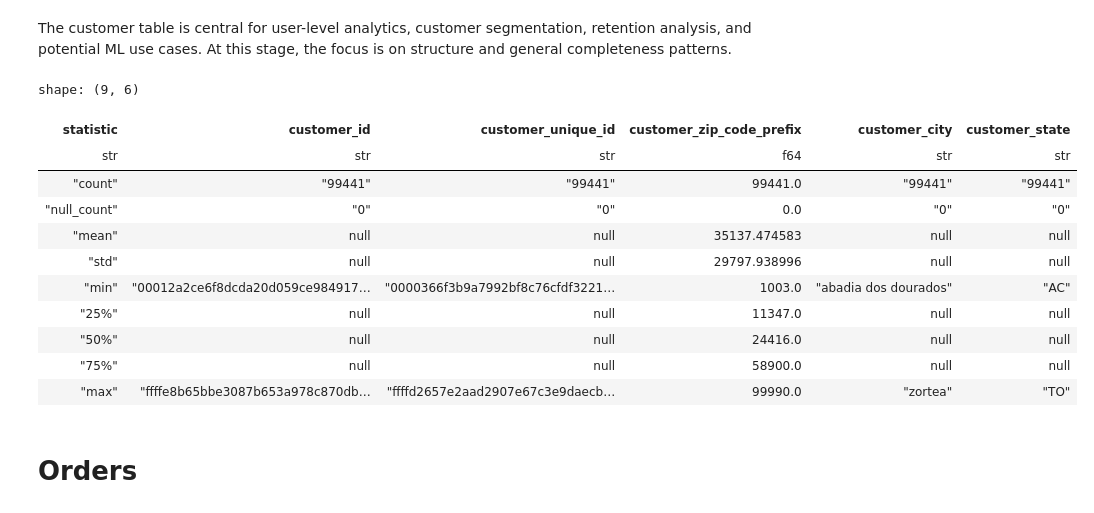
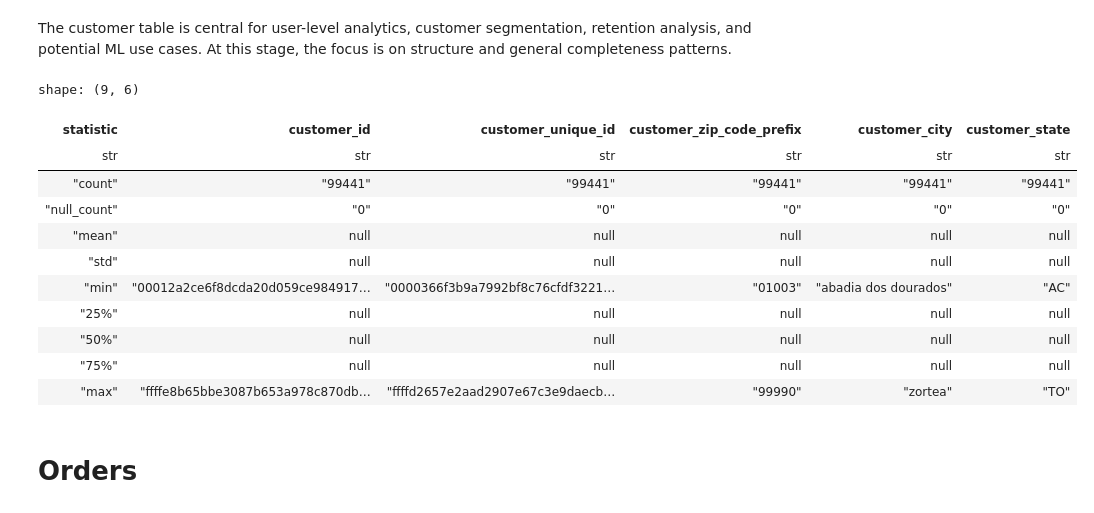
Before and after one commit to Daniel-Prokopenko/ecommerce_data_platform, a Jupyter notebook: notebooks/initial_eda.ipynb, the cells around one changed output. Saved outputs shown, nothing was run; the diff lists cells and outputs as text; code cells hidden in the pictures.

```diff
--- a/notebooks/initial_eda.ipynb
+++ b/notebooks/initial_eda.ipynb
@@ -198,22 +203,27 @@ The translated review dataset contains more rows than the original review table,
 # %% [markdown]
 The customer table is central for user-level analytics, customer segmentation, retention analysis, and potential ML use cases. At this stage, the focus is on structure and general completeness patterns.
 # %%
-customers_df = pl.read_csv(SOURCE_DIR / "olist_customers_dataset.csv")
+customers_df = pl.read_csv(
+    SOURCE_DIR / "olist_customers_dataset.csv",
+    schema_overrides={"customer_zip_code_prefix": pl.Utf8},
+).with_columns(
+    pl.col("customer_zip_code_prefix").str.zfill(5)
+)
 
 customers_df.describe()
 # %% [output]
 shape: (9, 6)
 | statistic | customer_id | customer_unique_id | customer_zip_code_prefix | customer_city | customer_state |
-| str | str | str | f64 | str | str |
-| "count" | "99441" | "99441" | 99441.0 | "99441" | "99441" |
-| "null_count" | "0" | "0" | 0.0 | "0" | "0" |
-| "mean" | null | null | 35137.474583 | null | null |
-| "std" | null | null | 29797.938996 | null | null |
-| "min" | "00012a2ce6f8dcda20d059ce984917… | "0000366f3b9a7992bf8c76cfdf3221… | 1003.0 | "abadia dos dourados" | "AC" |
-| "25%" | null | null | 11347.0 | null | null |
-| "50%" | null | null | 24416.0 | null | null |
-| "75%" | null | null | 58900.0 | null | null |
-| "max" | "ffffe8b65bbe3087b653a978c870db… | "ffffd2657e2aad2907e67c3e9daecb… | 99990.0 | "zortea" | "TO" |
+| str | str | str | str | str | str |
+| "count" | "99441" | "99441" | "99441" | "99441" | "99441" |
+| "null_count" | "0" | "0" | "0" | "0" | "0" |
+| "mean" | null | null | null | null | null |
+| "std" | null | null | null | null | null |
+| "min" | "00012a2ce6f8dcda20d059ce984917… | "0000366f3b9a7992bf8c76cfdf3221… | "01003" | "abadia dos dourados" | "AC" |
+| "25%" | null | null | null | null | null |
+| "50%" | null | null | null | null | null |
+| "75%" | null | null | null | null | null |
+| "max" | "ffffe8b65bbe3087b653a978c870db… | "ffffd2657e2aad2907e67c3e9daecb… | "99990" | "zortea" | "TO" |
 # %% [markdown]
 # Orders
 # %% [markdown]
```
Also changed, not shown: parts of 4 cells of this notebook, 1 other file.
